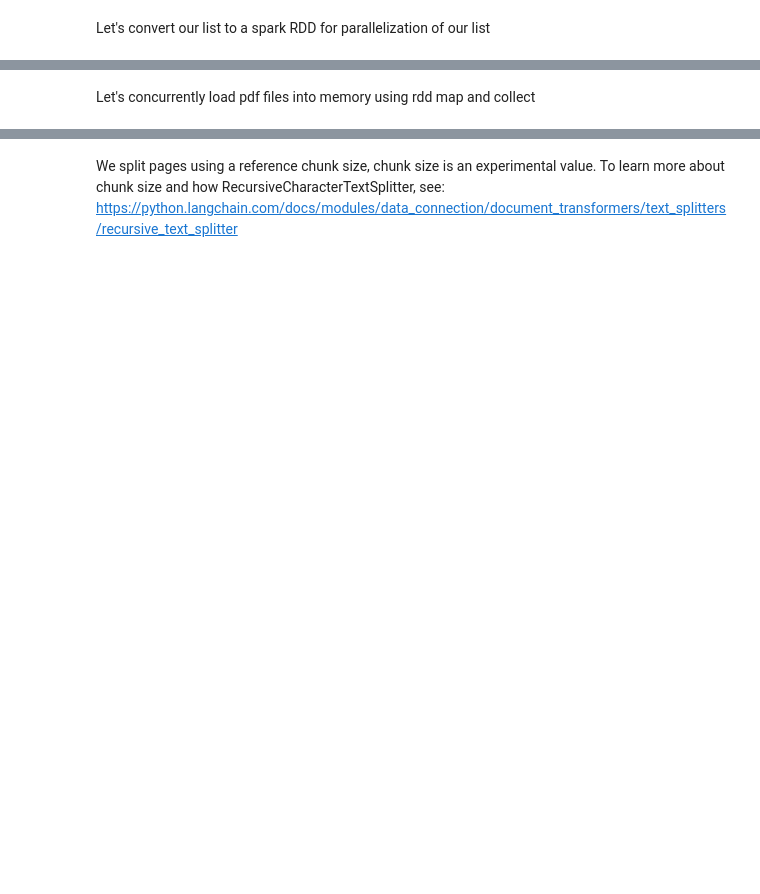
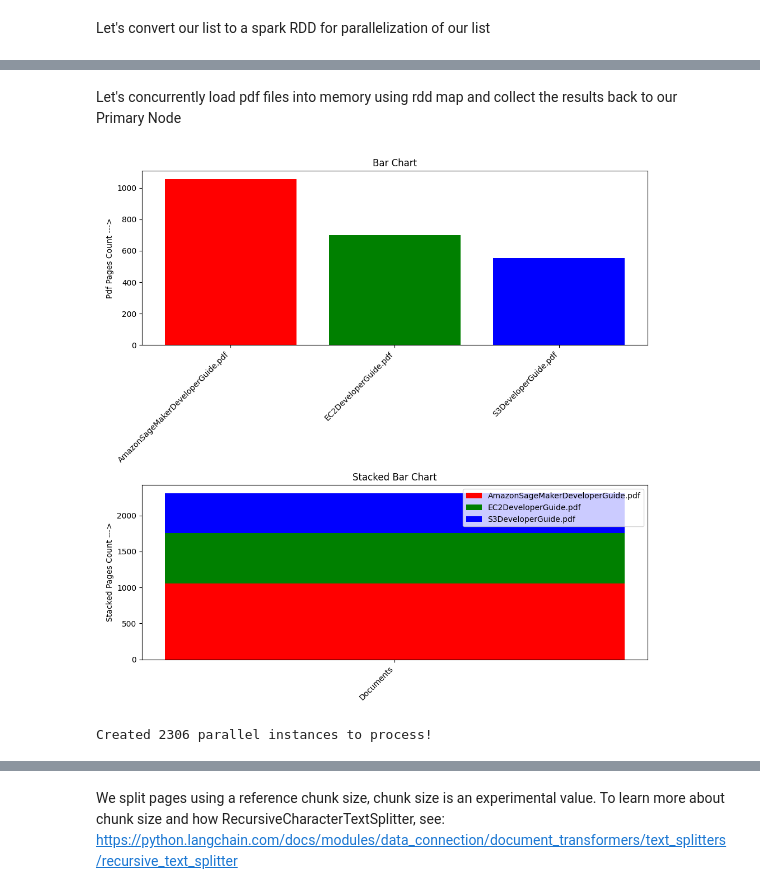
Before and after one commit to aws-samples/sagemaker-studio-foundation-models, a Jupyter notebook: lab-03-rag/Lab_3_RAG_on_SageMaker_Studio_using_EMR.ipynb, the cells around one changed output, grey strips where cells are left out. Drawn from its saved outputs; the diff is of its cells as text; code cells hidden in the pictures; blank space fills up the shorter version.

Commit message:
remove old notebook and guide files. Improve Lab3 notebook, working end 2 end. Adding visuals in EMR workflow

```diff
--- a/lab-03-rag/Lab_3_RAG_on_SageMaker_Studio_using_EMR.ipynb
+++ b/lab-03-rag/Lab_3_RAG_on_SageMaker_Studio_using_EMR.ipynb
@@ -150,6 +221,6 @@ def load_pdf_from_s3_into_memory(row):
     except Exception as e:
         return (os.path.basename(src_file_key), str(e))
 # %% [markdown]
-Let's concurrently load pdf files into memory using rdd map and collect
+Let's concurrently load pdf files into memory using rdd map and collect the results back to our Primary Node
 # %%
 pdfs_in_memory = pdfs_rdd.map(load_pdf_from_s3_into_memory).collect()
@@ -158,3 +227,42 @@ print(f"all pdfs combined there are ---> {sum([pg_num for _, _, pg_num in pdfs_i
+# %%
+import numpy as np
+import matplotlib.pyplot as plt
+
+x_labels = [pdfx.split('/')[-1] for pdfx, _, _ in pdfs_in_memory]
+y_values = [pages_count for _, _, pages_count in pdfs_in_memory]
+x = range(len(y_values))
+
+# Create a figure and a set of subplots
+fig, axs = plt.subplots(2, 1, figsize=(10, 10))
+
+# First Subplot: Bar Chart
+axs[0].bar(x, y_values, color=['red', 'green', 'blue'])
+axs[0].set_title('Bar Chart')
+axs[0].set_xticks(x)
+axs[0].set_xticklabels(x_labels, rotation=45, ha="right")
+axs[0].set_ylabel('Pdf Pages Count --->')
+
+_bottom = 0
+for (pdf_name, page_count, color) in zip(x_labels, y_values, ['red', 'green', 'blue']):
+    axs[1].bar([0], [page_count], bottom=_bottom, color=color, label=pdf_name)
+    _bottom += page_count
+axs[1].set_title('Stacked Bar Chart')
+axs[1].set_xticks([0])
+axs[1].set_xticklabels(['Documents'], rotation=45, ha="right")
+axs[1].set_ylabel('Stacked Pages Count --->')
+
+# Add a legend to the second subplot
+axs[1].legend()
+
+# Adjust the layout
+plt.tight_layout()
+
+# Show the plot
+plt.show()
+
+%matplot plt
+# %% [output]
+[figure, added]
 # %%
 class CustomDocument:
     def __init__(self, text, path, number):
@@ -191,6 +299,8 @@ for (file_src, _, page_count) in pdfs_in_memory:
     for pg_num in range(page_count):
         docs_instances.append((file_src, pg_num))
 print(f"Created {len(docs_instances)} parallel instances to process!")
+# %% [output]
+Created 2306 parallel instances to process!
 # %%
 docs_instances_rdd = spark.sparkContext.parallelize(docs_instances)
 # %% [markdown]
```
Also changed, not shown: parts of 44 cells of this notebook, 17 other files.
